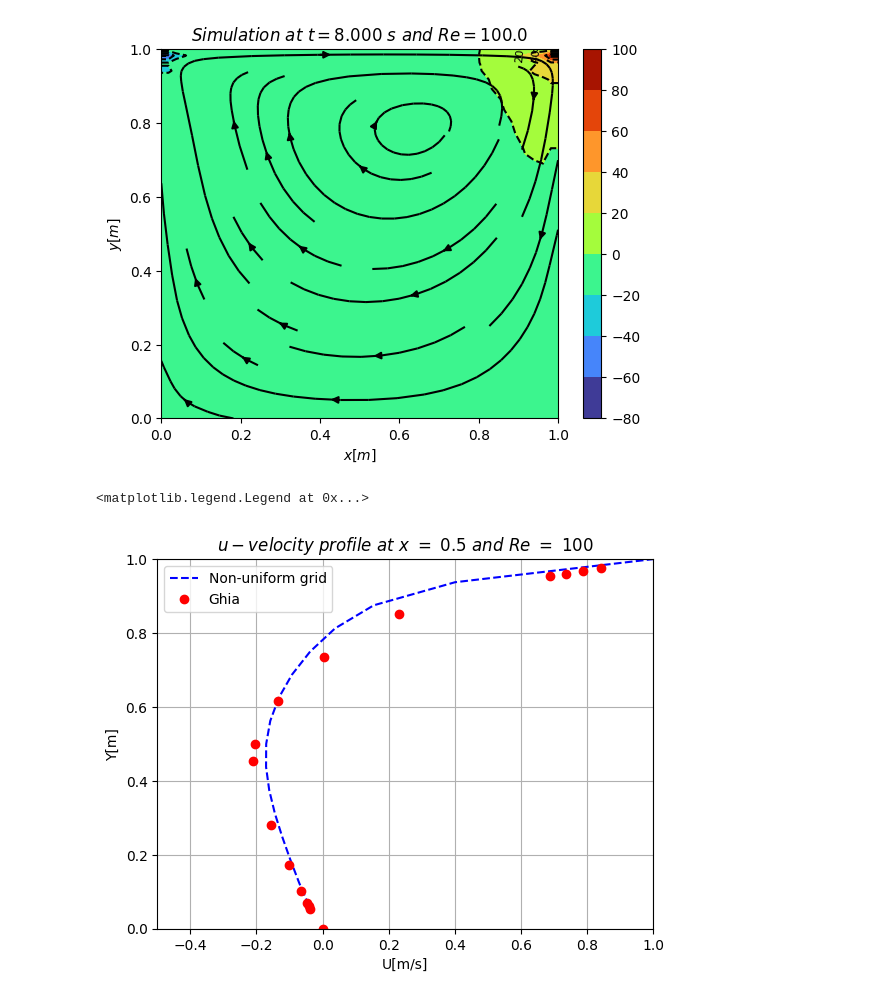
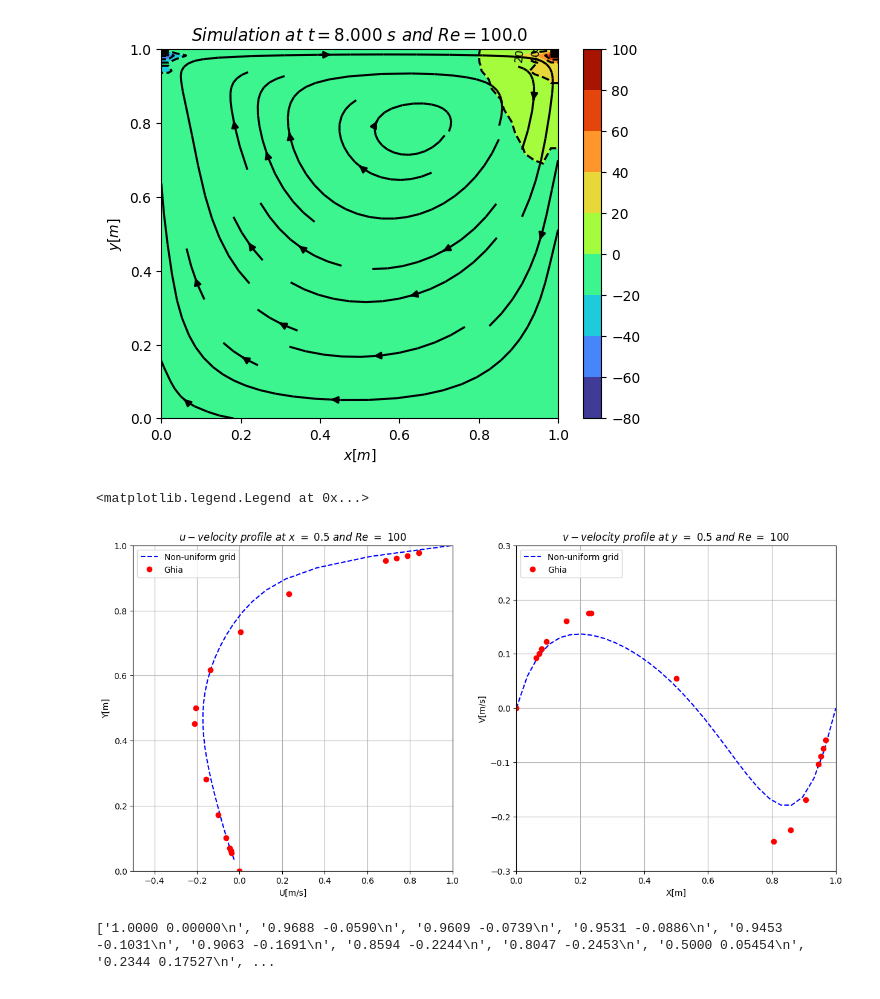
Before and after one commit to juhincapiem/CFD_codigos, a Jupyter notebook: FDM/LDC02.ipynb, the cells around one changed output. Drawn from its saved outputs; the diff is of its cells as text; code cells hidden in the pictures.

```diff
--- a/FDM/LDC02.ipynb
+++ b/FDM/LDC02.ipynb
@@ -222,52 +223,73 @@ cavity.plotter()
 [figure]
 # %%
 #Función para hacer postproceso
-def postPro(X, Y, U, V, vectorX, vectorY):
+def postPro(X, Y, Vel, vectorX, vectorY):
 
     #Convierto la malla en un vector, para poder interpolar
     flatX = X.flatten()
     flatY = Y.flatten()
-    flatU = U.flatten()
-    flatV = V.flatten()
+    flatVel = Vel.flatten()
 
-    InterU = griddata((flatX, flatY), flatU, (vectorX,vectorY), method='cubic')
-    InterV = griddata((flatX, flatY), flatV, (vectorX,vectorY), method='cubic')
+    InterVel = griddata((flatX, flatY), flatVel, (vectorX,vectorY), method='cubic')
 
-    return InterU, InterV
+    return InterVel
 
 #Importamo los archivos almacenados
 filename01 = 'P_Re100.txt'
 filename02 = 'U_Re100.txt'
 filename03 = 'V_Re100.txt'
 filename04 = 'X100.txt'
 filename05 = 'Y100.txt'
 filename06 = 'perfilU_Re100.txt'
+filename07 = 'perfilV_Re100.txt'
 
 #Se almacenan en matrices
 pressureField = np.loadtxt(filename01, delimiter=' ', skiprows=1, dtype=float)
 uField = np.loadtxt(filename02, delimiter=' ', skiprows=1, dtype=float)
 vField = np.loadtxt(filename03, delimiter=' ', skiprows=1, dtype=float)
 X = np.loadtxt(filename04, delimiter=' ', skiprows=1, dtype=float)
 Y = np.loadtxt(filename05, delimiter=' ', skiprows=1, dtype=float)
-ghia = np.loadtxt(filename06, delimiter=' ', skiprows=1, dtype=float)
+ghiaU = np.loadtxt(filename06, delimiter=' ', skiprows=1, dtype=float)
+ghiaV = np.loadtxt(filename07, delimiter=' ', skiprows=1, dtype=float)
 
 #Quiero conocer el perfil de velocidad en el centro
-vectorX = np.ones(17)*0.5
-vectorY = np.linspace(0, Ly, 17)
+vectorX = np.ones(30)*0.5
+vectorY = np.linspace(0, Ly, 30)
+InterU= postPro(X, Y, uField, vectorX, vectorY)
 
-InterU, InterV = postPro(X, Y, uField, vField, vectorX, vectorY)
+InterV= postPro(X, Y, vField, vectorY, vectorX)
 
 normU = InterU/lidVel
-fig, ax = plt.subplots()
-ax.plot(normU, vectorY, '--b', label ='Non-uniform grid')
-ax.plot(ghia[:,1], ghia[:,0], 'or', label = 'Ghia')
-ax.set_xlim([-0.5, 1])
-ax.set_ylim([0, Ly])
-ax.grid()
-ax.set_xlabel('U[m/s]')
-ax.set_ylabel('Y[m]')
-ax.set_title('$u-velocity~profile~at~x~=~0.5~and~Re~=~100$')
-ax.legend(loc ="upper left")
+normV = InterV/lidVel
+fig, (ax1, ax2) = plt.subplots(1, 2, figsize=(15,7))
+
+ax1.plot(normU, vectorY, '--b', label ='Non-uniform grid')
+ax1.plot(ghiaU[:,1], ghiaU[:,0], 'or', label = 'Ghia')
+ax1.set_xlim([-0.5, 1])
+ax1.set_ylim([0, Ly])
+ax1.grid()
+ax1.set_xlabel('U[m/s]')
+ax1.set_ylabel('Y[m]')
+ax1.set_title('$u-velocity~profile~at~x~=~0.5~and~Re~=~100$')
+ax1.legend(loc ="upper left")
+
+ax2.plot(vectorY, normV, '--b', label ='Non-uniform grid')
+ax2.plot(ghiaV[:,0], ghiaV[:,1], 'or', label = 'Ghia')
+ax2.set_xlim([0, Lx])
+ax2.set_ylim([-0.3, 0.3])
+ax2.grid()
+ax2.set_xlabel('X[m]')
+ax2.set_ylabel('V[m/s]')
+ax2.set_title('$v-velocity~profile~at~y~=~0.5~and~Re~=~100$')
+ax2.legend(loc ="upper left")
 # %% [output]
 <matplotlib.legend.Legend at 0x...>
-[figure, old version]
+[figure, new version]
+# %%
+name = 'perfilV_Re100.txt'
+ghiaV = open(name)
+lines = ghiaV.readlines()
+print(lines)
+#words = lines[].split()
+# %% [output]
+['1.0000 0.00000\n', '0.9688 -0.0590\n', '0.9609 -0.0739\n', '0.9531 -0.0886\n', '0.9453 -0.1031\n', '0.9063 -0.1691\n', '0.8594 -0.2244\n', '0.8047 -0.2453\n', '0.5000 0.05454\n', '0.2344 0.17527\n', ...
```
Also changed, not shown: parts of 1 cell of this notebook.
